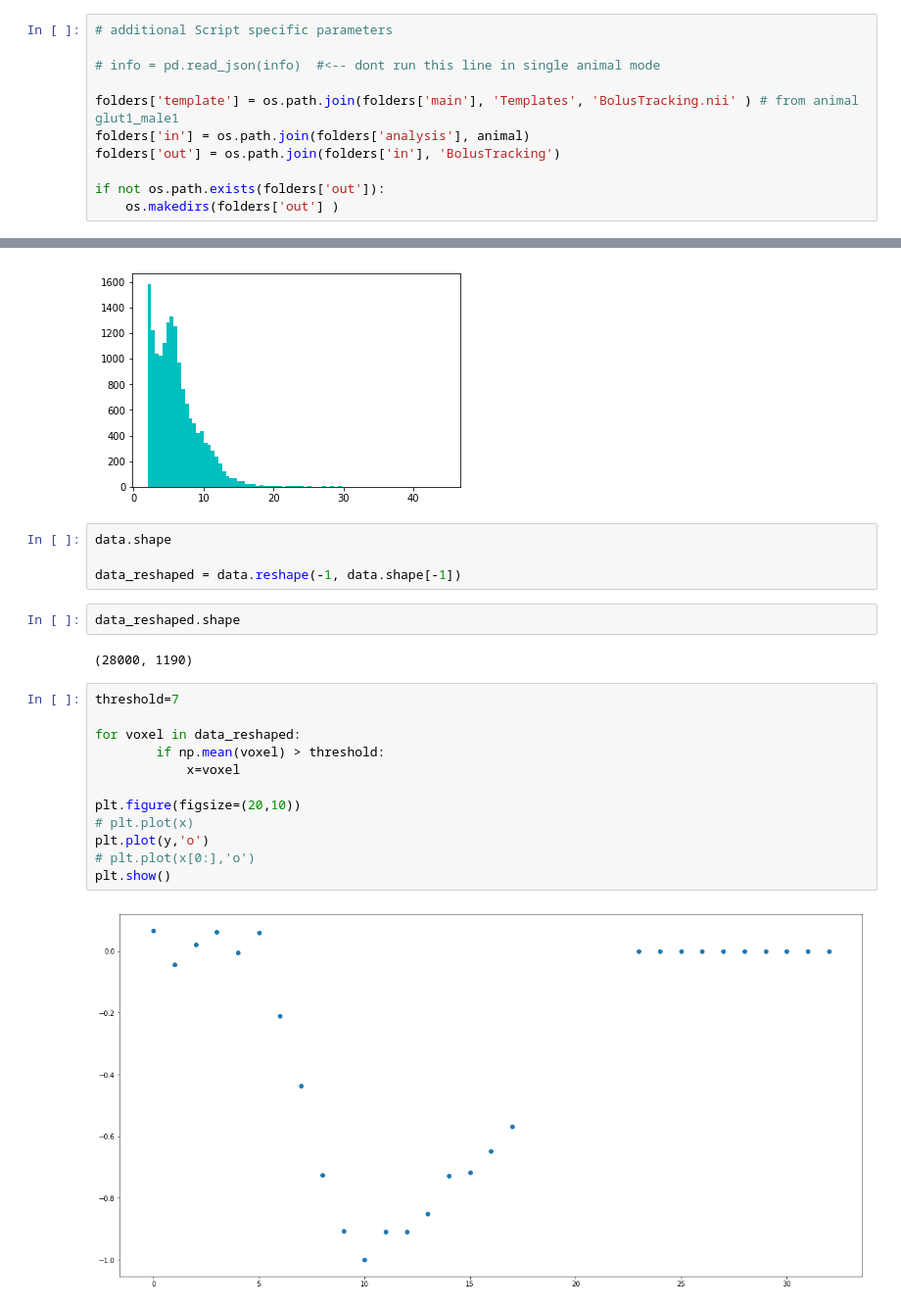
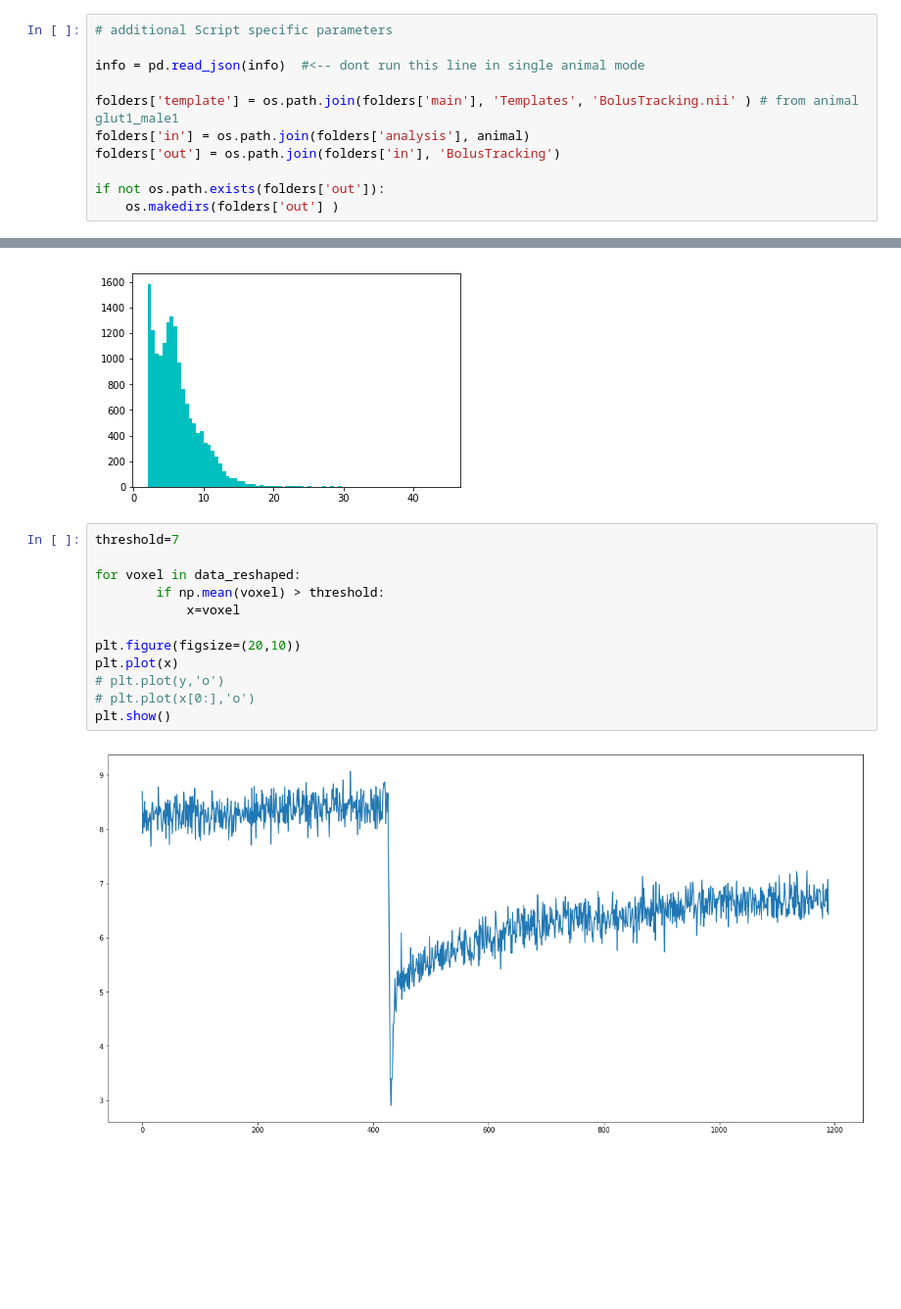
Before and after one commit to felixsc1/fiberphotometry, a Jupyter notebook: fMRI_notebooks/BolusTracking.ipynb, the cells around one changed output, grey strips where cells are left out. Shown at 98% size. Drawn from its saved outputs; the diff is of its cells as text; blank space fills up the shorter version.

```diff
--- a/fMRI_notebooks/BolusTracking.ipynb
+++ b/fMRI_notebooks/BolusTracking.ipynb
@@ -48,7 +50,7 @@ info
 # %%
 # additional Script specific parameters
 
-# info = pd.read_json(info)  #<-- dont run this line in single animal mode
+info = pd.read_json(info)  #<-- dont run this line in single animal mode
 
 folders['template'] = os.path.join(folders['main'], 'Templates', 'BolusTracking.nii' ) # from animal glut1_male1
 folders['in'] = os.path.join(folders['analysis'], animal)
@@ -119,25 +140,17 @@ plt.hist(data_averaged.flatten(), bins=80, color='c', range=(threshold, np.max(d
 plt.show()
 # %% [output]
 [figure]
-# %%
-data.shape
-
-data_reshaped = data.reshape(-1, data.shape[-1])
-# %%
-data_reshaped.shape
-# %% [output]
-(28000, 1190)
 # %%
 threshold=7
 
 for voxel in data_reshaped:
         if np.mean(voxel) > threshold:
             x=voxel
 
 plt.figure(figsize=(20,10))
-# plt.plot(x)
-plt.plot(y,'o')
+plt.plot(x)
+# plt.plot(y,'o')
 # plt.plot(x[0:],'o')
 plt.show()
 # %% [output]
-[figure, old version]
+[figure, new version]
```
Also changed, not shown: parts of 20 cells of this notebook, 4 other files.
